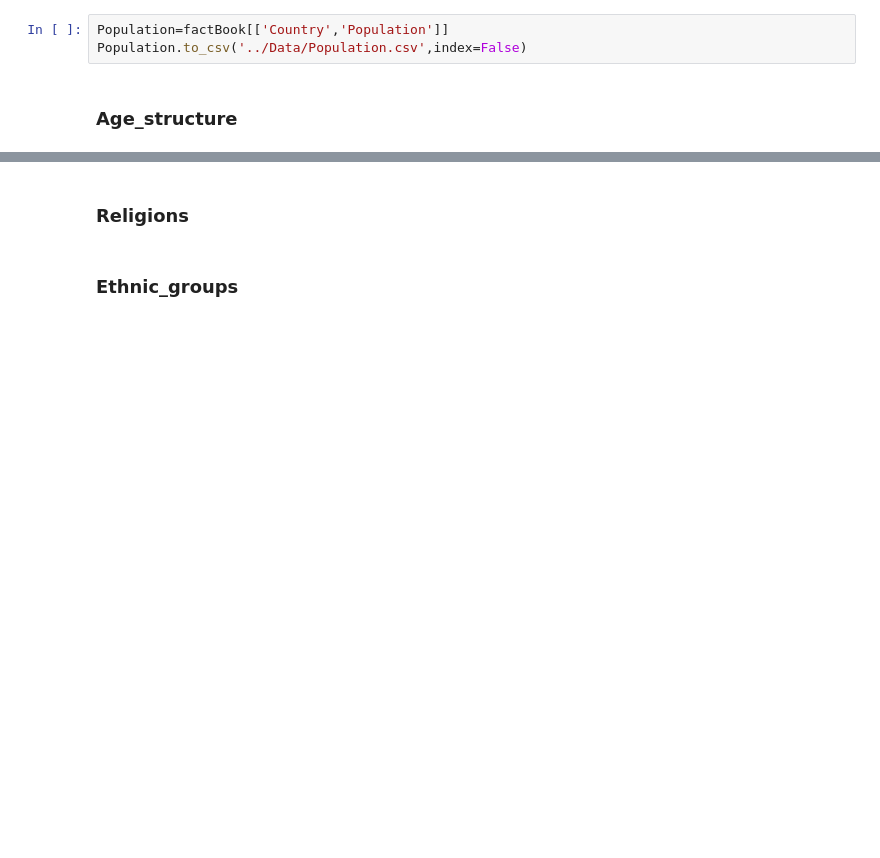
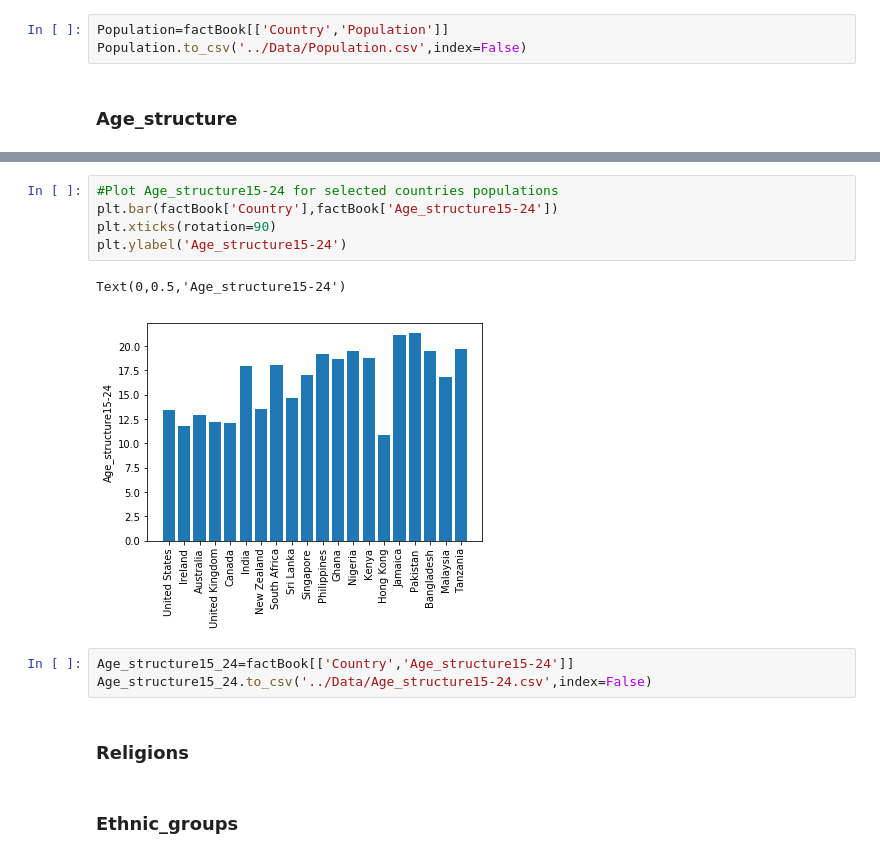
Before and after one commit to camligorkem/ADA_2018_Project, a Jupyter notebook: Notebooks/WorldFact.ipynb, the cells around one changed output, grey strips where cells are left out. Saved outputs shown, nothing was run; the diff lists cells and outputs as text; blank space fills up the shorter version.

```diff
--- a/Notebooks/WorldFact.ipynb
+++ b/Notebooks/WorldFact.ipynb
@@ -671,3 +693,14 @@ Population.to_csv('../Data/Population.csv',index=False)
+# %%
+#Plot Age_structure15-24 for selected countries populations
+plt.bar(factBook['Country'],factBook['Age_structure15-24'])
+plt.xticks(rotation=90)
+plt.ylabel('Age_structure15-24')
+# %% [output]
+Text(0,0.5,'Age_structure15-24')
+[figure, added]
+# %%
+Age_structure15_24=factBook[['Country','Age_structure15-24']]
+Age_structure15_24.to_csv('../Data/Age_structure15-24.csv',index=False)
 # %% [markdown]
 ### Religions
 # %% [markdown]
```
Also changed, not shown: parts of 9 cells of this notebook.
